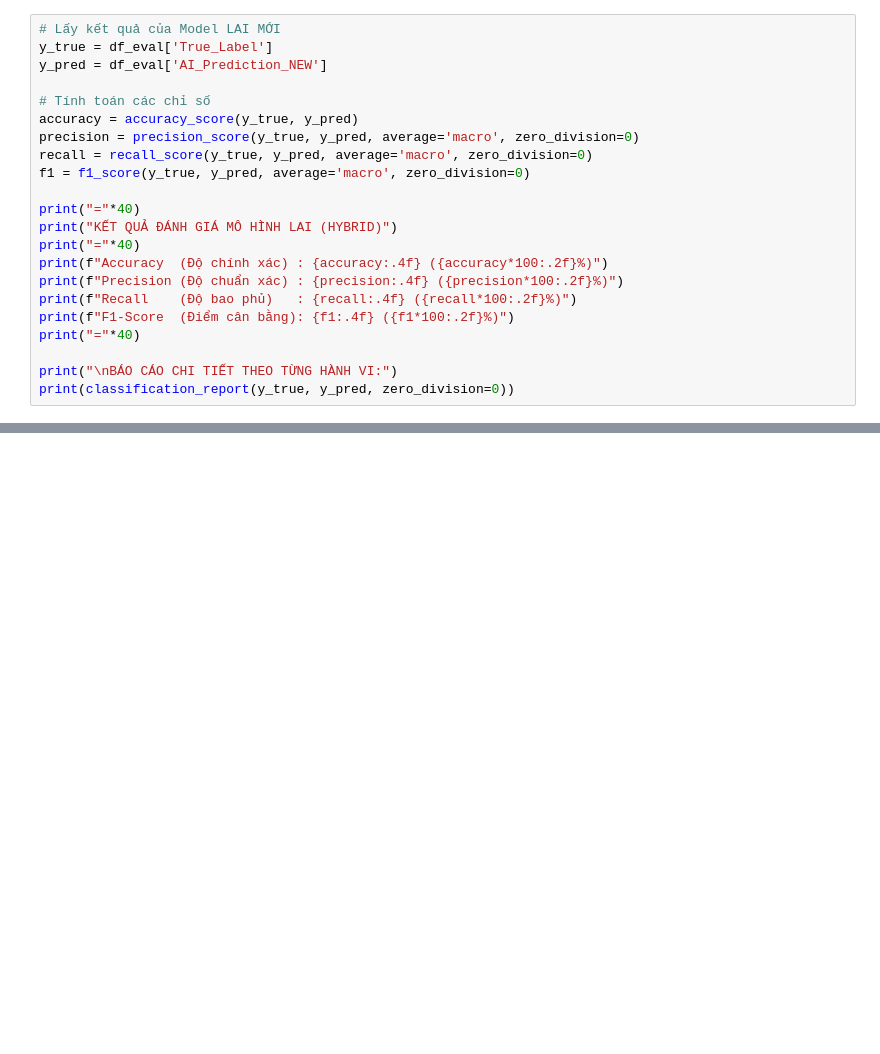
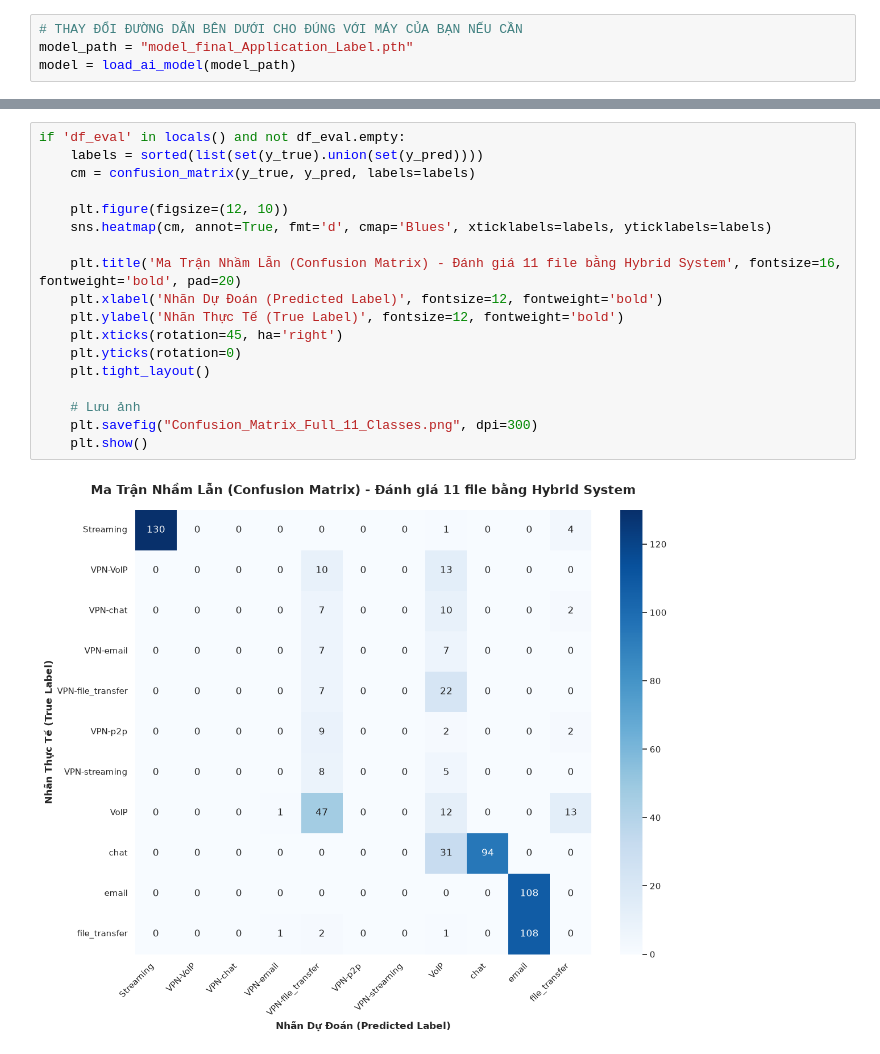
Before and after one commit to Daniel-DangNam/Network-Monitoring, a Jupyter notebook: network_agent/Evaluate_Model.ipynb, the cells around one changed output, grey strips where cells are left out. Saved outputs shown, nothing was run; the diff lists cells and outputs as text; blank space fills up the shorter version.

```diff
--- a/network_agent/Evaluate_Model.ipynb
+++ b/network_agent/Evaluate_Model.ipynb
@@ -167,23 +114,5 @@ if dataframes:
 # %%
-# Lấy kết quả của Model LAI MỚI
-y_true = df_eval['True_Label']
-y_pred = df_eval['AI_Prediction_NEW']
-
-# Tính toán các chỉ số
-accuracy = accuracy_score(y_true, y_pred)
-precision = precision_score(y_true, y_pred, average='macro', zero_division=0)
-recall = recall_score(y_true, y_pred, average='macro', zero_division=0)
-f1 = f1_score(y_true, y_pred, average='macro', zero_division=0)
-
-print("="*40)
-print("KẾT QUẢ ĐÁNH GIÁ MÔ HÌNH LAI (HYBRID)")
-print("="*40)
-print(f"Accuracy  (Độ chính xác) : {accuracy:.4f} ({accuracy*100:.2f}%)")
-print(f"Precision (Độ chuẩn xác) : {precision:.4f} ({precision*100:.2f}%)")
-print(f"Recall    (Độ bao phủ)   : {recall:.4f} ({recall*100:.2f}%)")
-print(f"F1-Score  (Điểm cân bằng): {f1:.4f} ({f1*100:.2f}%)")
-print("="*40)
-
-print("\nBÁO CÁO CHI TIẾT THEO TỪNG HÀNH VI:")
-print(classification_report(y_true, y_pred, zero_division=0))
+# THAY ĐỔI ĐƯỜNG DẪN BÊN DƯỚI CHO ĐÚNG VỚI MÁY CỦA BẠN NẾU CẦN
+model_path = "model_final_Application_Label.pth"
+model = load_ai_model(model_path)
 # %% [output]
@@ -288,0 +236,20 @@ except FileNotFoundError:
+# %%
+if 'df_eval' in locals() and not df_eval.empty:
+    labels = sorted(list(set(y_true).union(set(y_pred))))
+    cm = confusion_matrix(y_true, y_pred, labels=labels)
+
+    plt.figure(figsize=(12, 10))
+    sns.heatmap(cm, annot=True, fmt='d', cmap='Blues', xticklabels=labels, yticklabels=labels)
+
+    plt.title('Ma Trận Nhầm Lẫn (Confusion Matrix) - Đánh giá 11 file bằng Hybrid System', fontsize=16, fontweight='bold', pad=20)
+    plt.xlabel('Nhãn Dự Đoán (Predicted Label)', fontsize=12, fontweight='bold')
+    plt.ylabel('Nhãn Thực Tế (True Label)', fontsize=12, fontweight='bold')
+    plt.xticks(rotation=45, ha='right')
+    plt.yticks(rotation=0)
+    plt.tight_layout()
+
+    # Lưu ảnh
+    plt.savefig("Confusion_Matrix_Full_11_Classes.png", dpi=300)
+    plt.show()
+# %% [output]
+[figure, added]
```
Also changed, not shown: parts of 5 cells of this notebook, 8 other files.
